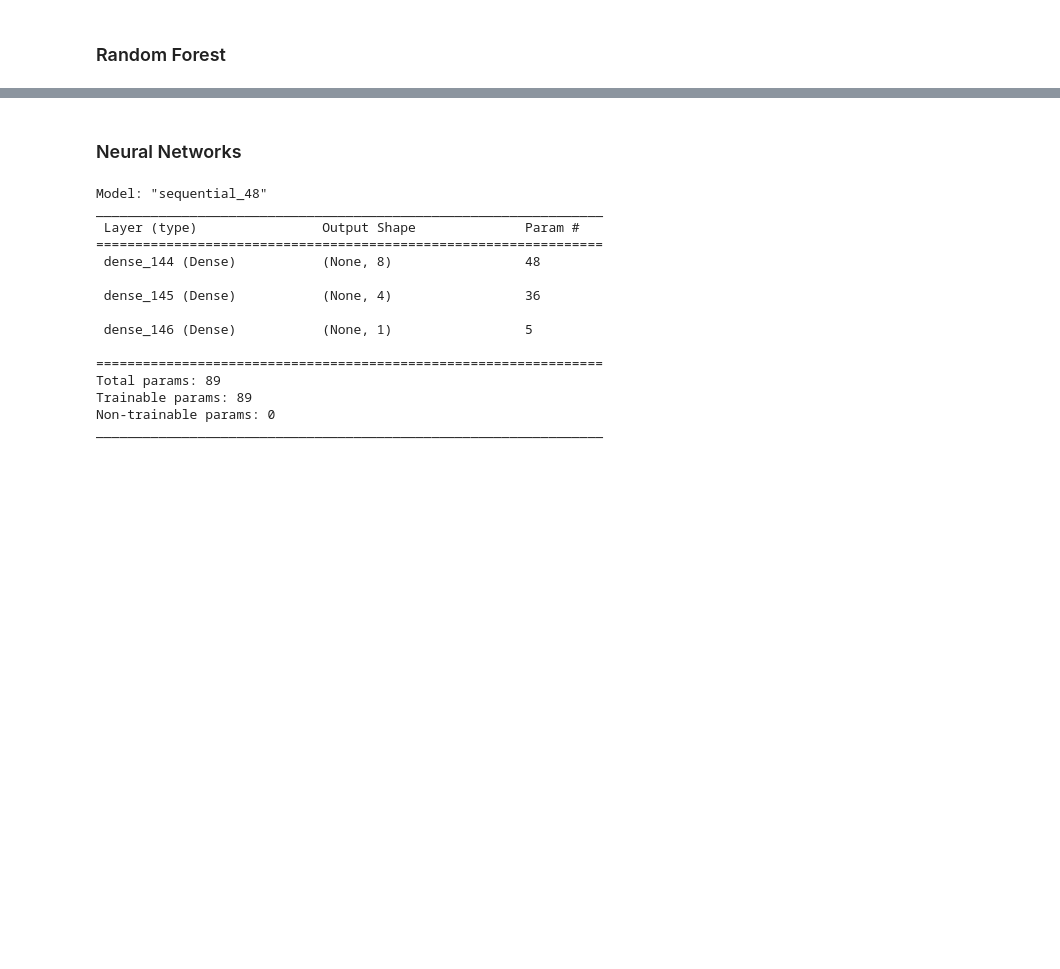
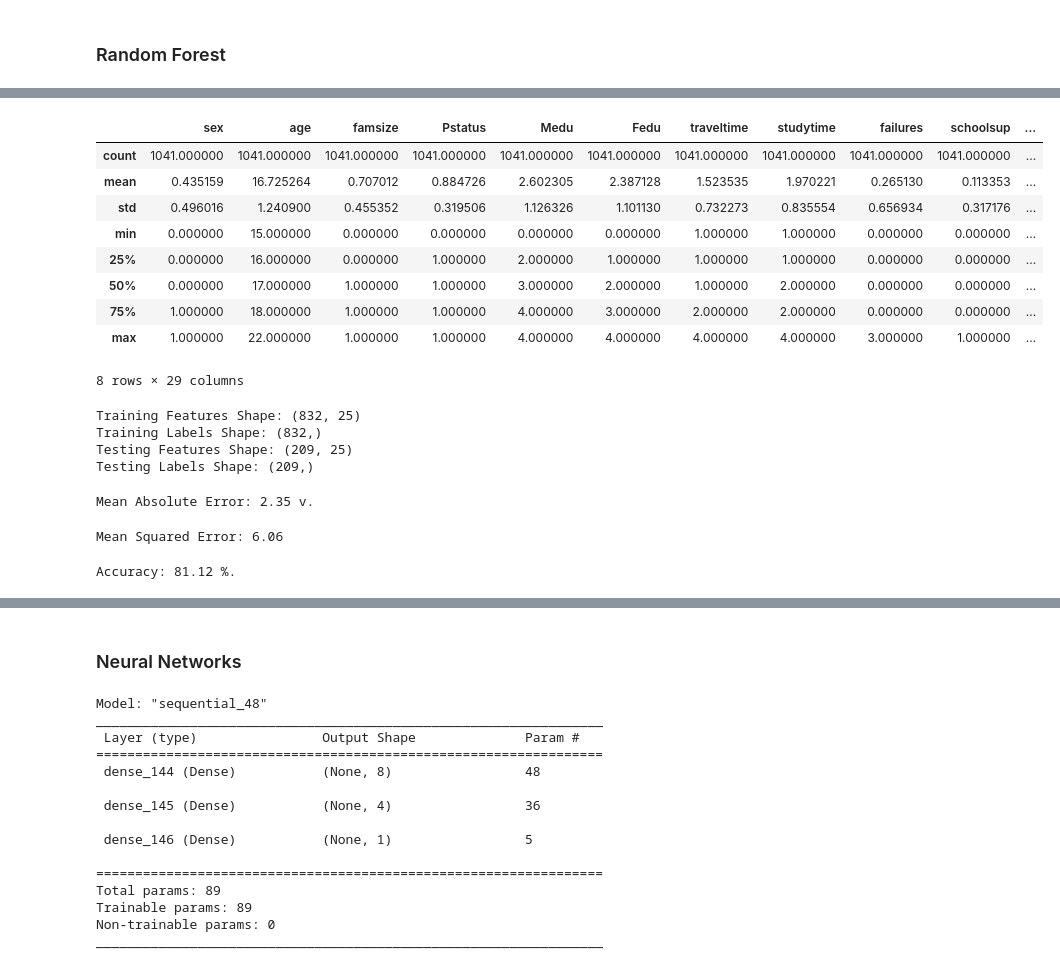
Before and after one commit to Nuno23C/DAA-TP, a Jupyter notebook: StudentModel/student.ipynb, the cells around one changed output, grey strips where cells are left out. Drawn from its saved outputs; the diff is of its cells as text; code cells hidden in the pictures; blank space fills up the shorter version.

```diff
--- a/StudentModel/student.ipynb
+++ b/StudentModel/student.ipynb
@@ -408,0 +372,14 @@ R-squared: 0.9909801182569804
+# %%
+random_forest = student_data.copy()
+random_forest.describe()
+# %% [output]
+|  | sex | age | famsize | Pstatus | Medu | Fedu | traveltime | studytime | failures | schoolsup | ... |
+| count | 1041.000000 | 1041.000000 | 1041.000000 | 1041.000000 | 1041.000000 | 1041.000000 | 1041.000000 | 1041.000000 | 1041.000000 | 1041.000000 | ... |
+| mean | 0.435159 | 16.725264 | 0.707012 | 0.884726 | 2.602305 | 2.387128 | 1.523535 | 1.970221 | 0.265130 | 0.113353 | ... |
+| std | 0.496016 | 1.240900 | 0.455352 | 0.319506 | 1.126326 | 1.101130 | 0.732273 | 0.835554 | 0.656934 | 0.317176 | ... |
+| min | 0.000000 | 15.000000 | 0.000000 | 0.000000 | 0.000000 | 0.000000 | 1.000000 | 1.000000 | 0.000000 | 0.000000 | ... |
+| 25% | 0.000000 | 16.000000 | 0.000000 | 1.000000 | 2.000000 | 1.000000 | 1.000000 | 1.000000 | 0.000000 | 0.000000 | ... |
+| 50% | 0.000000 | 17.000000 | 1.000000 | 1.000000 | 3.000000 | 2.000000 | 1.000000 | 2.000000 | 0.000000 | 0.000000 | ... |
+| 75% | 1.000000 | 18.000000 | 1.000000 | 1.000000 | 4.000000 | 3.000000 | 2.000000 | 2.000000 | 0.000000 | 0.000000 | ... |
+| max | 1.000000 | 22.000000 | 1.000000 | 1.000000 | 4.000000 | 4.000000 | 4.000000 | 4.000000 | 3.000000 | 1.000000 | ... |
+8 rows × 29 columns
@@ -408,0 +399,10 @@ R-squared: 0.9909801182569804
+# %%
+print('Training Features Shape:', train_features.shape)
+print('Training Labels Shape:', train_labels.shape)
+print('Testing Features Shape:', test_features.shape)
+print('Testing Labels Shape:', test_labels.shape)
+# %% [output]
+Training Features Shape: (832, 25)
+Training Labels Shape: (832,)
+Testing Features Shape: (209, 25)
+Testing Labels Shape: (209,)
@@ -408,0 +416,27 @@ R-squared: 0.9909801182569804
+# %%
+# Use the forest's predict method on the test data
+predictions = rf.predict(test_features)
+# Calculate the absolute errors
+
+mae = metrics.mean_absolute_error(y_test, y_pred)
+# Print out the mean absolute error (mae)
+print('Mean Absolute Error:', round(mae, 2), 'v.')
+# %% [output]
+Mean Absolute Error: 2.35 v.
+# %%
+mse = metrics.mean_squared_error(test_labels, predictions)
+
+# Print out the mean squared error (mse)
+print('Mean Squared Error:', round(mse, 2))
+# %% [output]
+Mean Squared Error: 6.06
+# %%
+# Calculate mean absolute percentage error (MAPE)
+errors = abs(predictions - test_labels)
+
+mape = 100 * (errors / test_labels)
+# Calculate and display accuracy
+accuracy = 100 - np.mean(mape)
+print('Accuracy:', round(accuracy, 2), '%.')
+# %% [output]
+Accuracy: 81.12 %.
```
Also changed, not shown: parts of 17 cells of this notebook.
